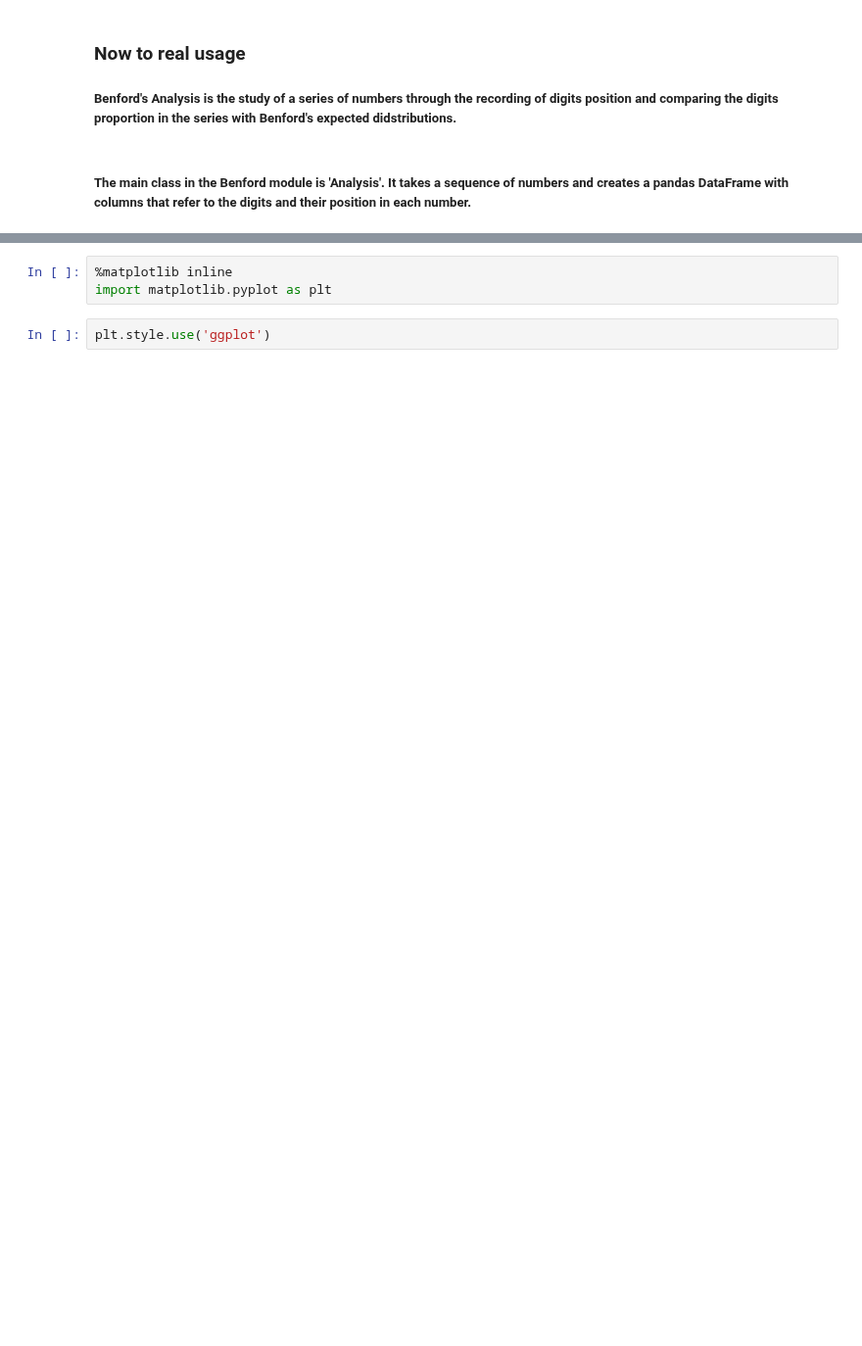
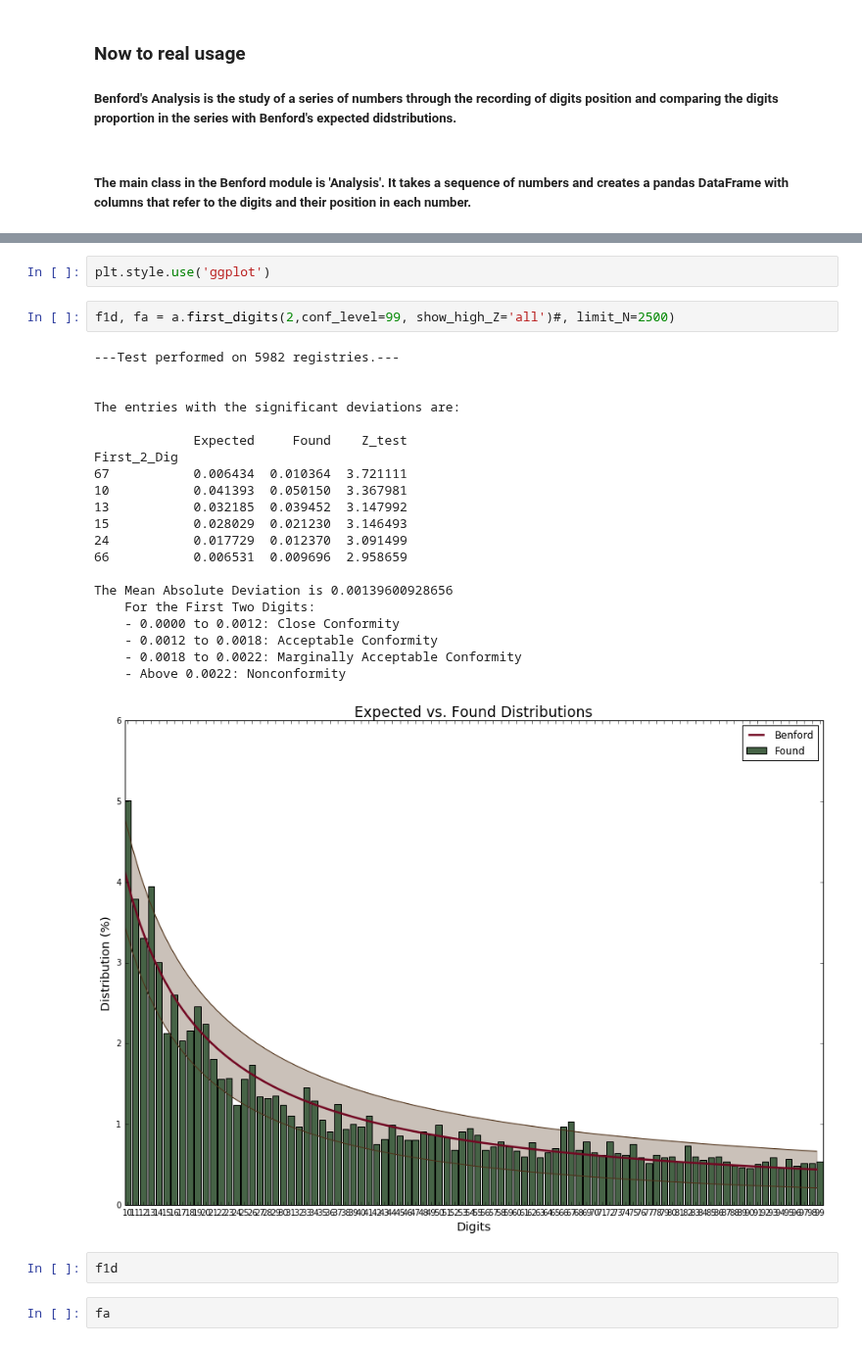
Before and after one commit to milcent/benford_py, a Jupyter notebook: Getting Started with Benford for Python.ipynb, the cells around one changed output, grey strips where cells are left out. Shown at 98% size. Drawn from its saved outputs; the diff is of its cells as text; blank space fills up the shorter version.

```diff
--- a/Getting Started with Benford for Python.ipynb
+++ b/Getting Started with Benford for Python.ipynb
@@ -139,6 +93,31 @@ sp[sp.columns[(sp !=0.0).any()]]
-# %%
-%matplotlib inline
-import matplotlib.pyplot as plt
 # %%
 plt.style.use('ggplot')
+# %%
+f1d, fa = a.first_digits(2,conf_level=99, show_high_Z='all')#, limit_N=2500)
+# %% [output]
+---Test performed on 5982 registries.---
+
+
+The entries with the significant deviations are:
+
+             Expected     Found    Z_test
+First_2_Dig
+67           0.006434  0.010364  3.721111
+10           0.041393  0.050150  3.367981
+13           0.032185  0.039452  3.147992
+15           0.028029  0.021230  3.146493
+24           0.017729  0.012370  3.091499
+66           0.006531  0.009696  2.958659
+
+The Mean Absolute Deviation is 0.00139600928656
+    For the First Two Digits:
+    - 0.0000 to 0.0012: Close Conformity
+    - 0.0012 to 0.0018: Acceptable Conformity
+    - 0.0018 to 0.0022: Marginally Acceptable Conformity
+    - Above 0.0022: Nonconformity
+[figure, added]
+# %%
+f1d
+# %%
+fa
 # %%
```
Also changed, not shown: parts of 17 cells of this notebook, 1 other file.
